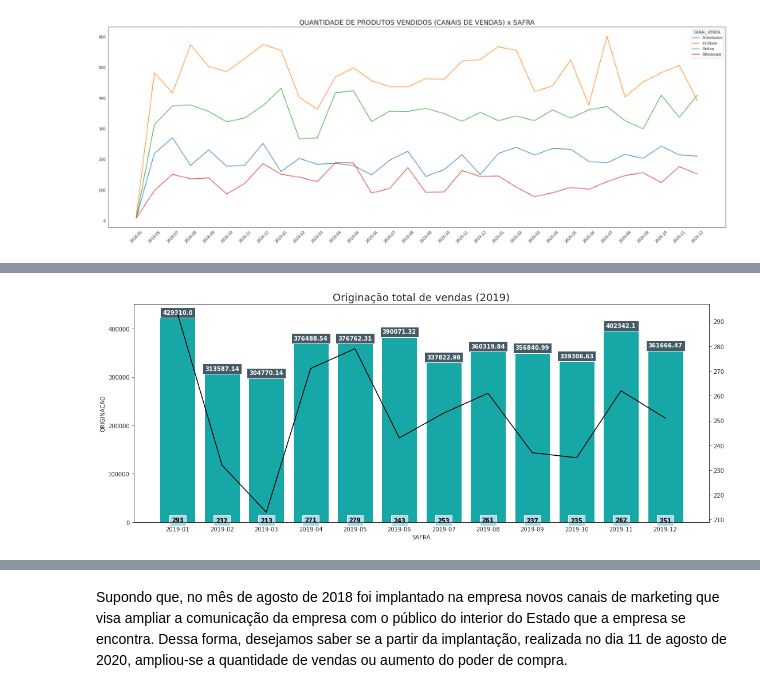
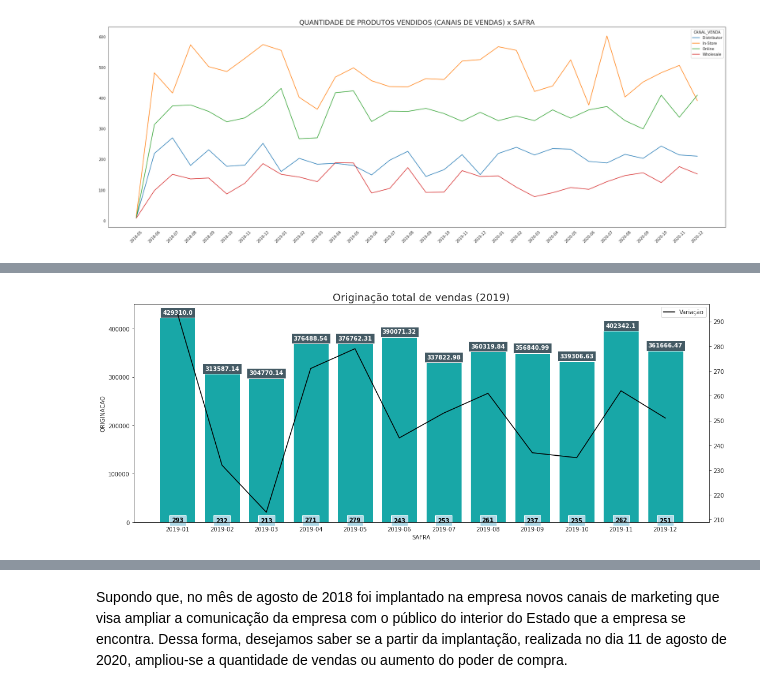
Before and after one commit to wander-asb/Vendas-varejo, a Jupyter notebook: Sales.ipynb, the cells around one changed output, grey strips where cells are left out. Cells and saved outputs as stored; diff of their text form; code cells hidden in the pictures.

```diff
--- a/Sales.ipynb
+++ b/Sales.ipynb
@@ -177,7 +177,7 @@ def cria_variacao(dataframe, coluna, nova_coluna):
     else:
       variacao = (dataframe[coluna][i] - dataframe[coluna][i-1]) / dataframe[coluna][i-1]
       lista_variacao.append("{:.2f}".format(variacao))
-  dataframe[nova_coluna] = pd.Series(lista_variacao)
+  dataframe[nova_coluna] = pd.Series(lista_variacao).astype("float")
 # %%
 tabela_originacao = df.groupby('SAFRA').agg({'DATA_PEDIDO':'count',
                                              'CUSTO_UNICO':'sum',
@@ -196,29 +185,31 @@ tabela_originacao.head(8)
 # %%
 segundo_ano = tabela_originacao[tabela_originacao['SAFRA'].between('2019-01','2019-12')].reset_index()
+cria_variacao(segundo_ano, 'QTD_CONTRATOS', 'VARIACAO_QTD')
 
 sn.set_style("white")
 f, ax = plt.subplots(figsize=(18, 7))
 ax = sn.barplot(x='SAFRA', y='ORIGINACAO', data=segundo_ano, color = 'c')
 ax2 = ax.twinx()
 ax2.plot(ax.get_xticks(), segundo_ano.QTD_CONTRATOS, color='black')
 for index, row in segundo_ano.iterrows():
     ax.text(row.name,row.ORIGINACAO,
             round(row.ORIGINACAO,2),
             ha="center",
             fontweight='bold',
             size=10,
             color='white',
             bbox=dict(facecolor='#445A64'))
 
 ax.set_title('Originação total de vendas (2019)', fontsize=18)
 for index, row in segundo_ano.iterrows():
     ax.text(row.name,row.QTD_CONTRATOS,
             round(row.QTD_CONTRATOS,2),
             ha="center",
             fontweight='bold',
             size=10,
             color='black',
             bbox=dict(facecolor='#ADD8E6'))
+plt.legend(['Variação'])
 plt.show()
 # %% [output]
-[figure, old version]
+[figure, new version]
```
Also changed, not shown: parts of 6 cells of this notebook.
